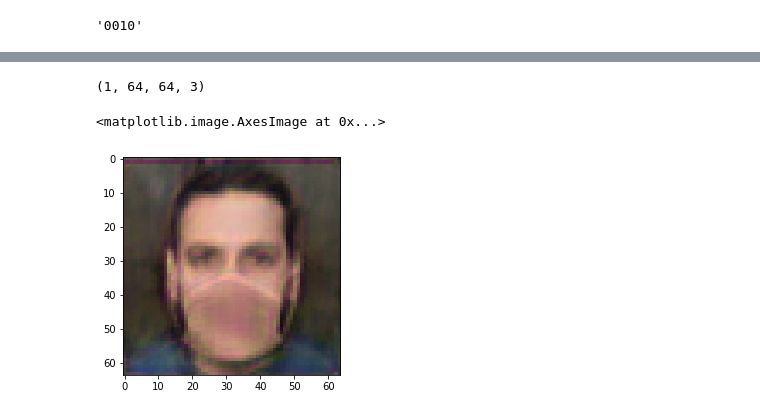
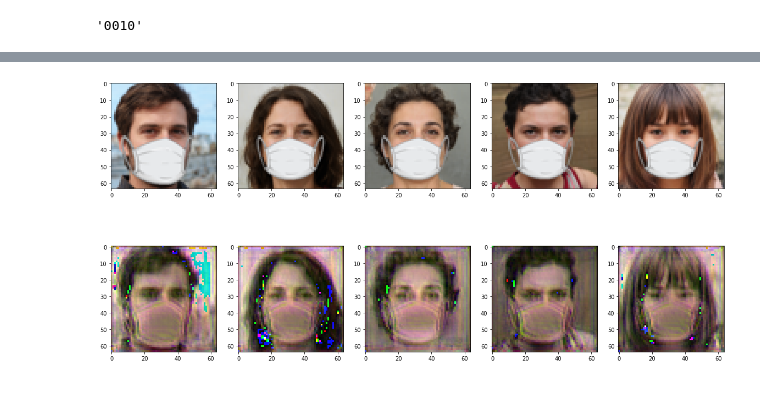
Before and after one commit to christophelanson/icangetyoursmile, a Jupyter notebook: notebooks/christophelanson/unet V2.ipynb, the cells around one changed output, grey strips where cells are left out. Cells and saved outputs as stored; diff of their text form; code cells hidden in the pictures.

```diff
--- a/notebooks/christophelanson/unet V2.ipynb
+++ b/notebooks/christophelanson/unet V2.ipynb
@@ -79,5 +91,5 @@ model = unet()
 # %%
 #model.summary()
 # %%
-model.fit(X_train, y_train, batch_size=8, epochs=200)
+results = model.fit(X, y, batch_size=8, epochs=50)
 # %% [output]
@@ -108,9 +125,15 @@ np.asarray(X_test).shape
-# %%
-np.expand_dims(X_test,0).shape
-# %% [output]
-(1, 64, 64, 3)
-# %%
-plt.imshow(np.squeeze(model.predict(np.expand_dims(X_test,0))).astype(np.uint8))
-# %% [output]
-<matplotlib.image.AxesImage at 0x...>
-[figure, removed]
+# %%
+y_pred = model.predict(X_test).astype(np.uint8)
+# %%
+def plot_results(X_test, y_pred):
+    plt.figure(figsize=(20,10))
+    nb_graphs = len(X_test)
+    for graph_nb in range(nb_graphs):
+        plt.subplot(2,nb_graphs, graph_nb+1)
+        plt.imshow(X_test[graph_nb])
+        plt.subplot(2,nb_graphs, graph_nb +1 +nb_graphs)
+        plt.imshow(y_pred[graph_nb])
+# %%
+plot_results(X_test, y_pred)
+# %% [output]
+[figure, added]
```
Also changed, not shown: parts of 12 cells of this notebook, 2 other files.
